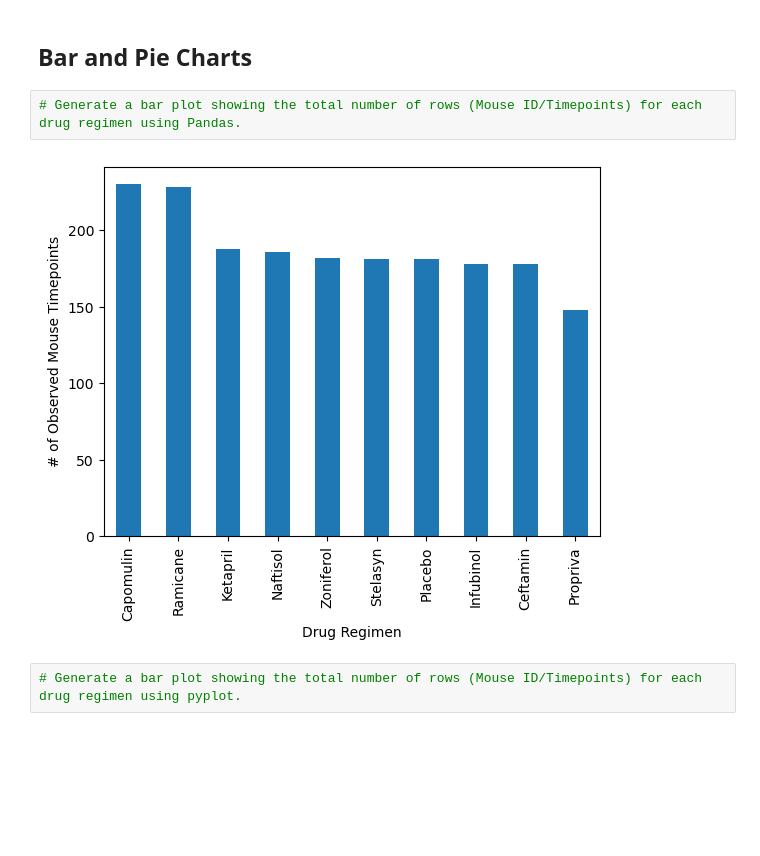
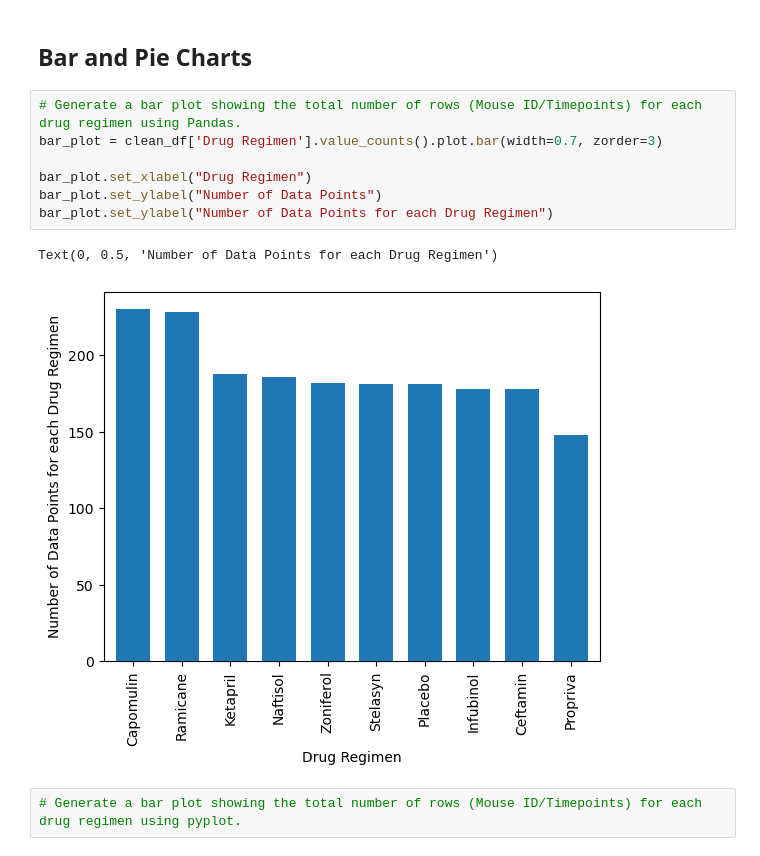
Before and after one commit to Kristen-Beer/pymaceuticals_challenge, a Jupyter notebook: pymaceuticals_starter.ipynb, the cells around one changed output. Drawn from its saved outputs; the diff is of its cells as text; blank space fills up the shorter version.

Commit message:
Through first bar chart

```diff
--- a/pymaceuticals_starter.ipynb
+++ b/pymaceuticals_starter.ipynb
@@ -185,8 +167,14 @@ single_summary_df
 ## Bar and Pie Charts
 # %%
 # Generate a bar plot showing the total number of rows (Mouse ID/Timepoints) for each drug regimen using Pandas.
+bar_plot = clean_df['Drug Regimen'].value_counts().plot.bar(width=0.7, zorder=3)
+
+bar_plot.set_xlabel("Drug Regimen")
+bar_plot.set_ylabel("Number of Data Points")
+bar_plot.set_ylabel("Number of Data Points for each Drug Regimen")
 # %% [output]
+Text(0, 0.5, 'Number of Data Points for each Drug Regimen')
-[figure, old version]
+[figure, new version]
 # %%
 # Generate a bar plot showing the total number of rows (Mouse ID/Timepoints) for each drug regimen using pyplot.
 # %% [output]
```
Also changed, not shown: parts of 3 cells of this notebook.
